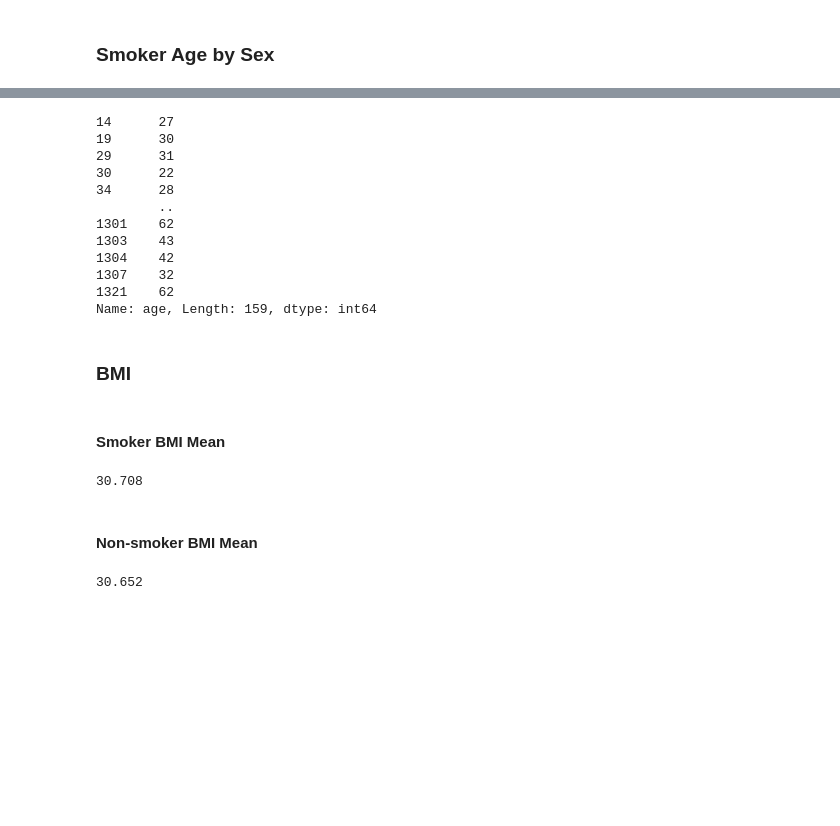
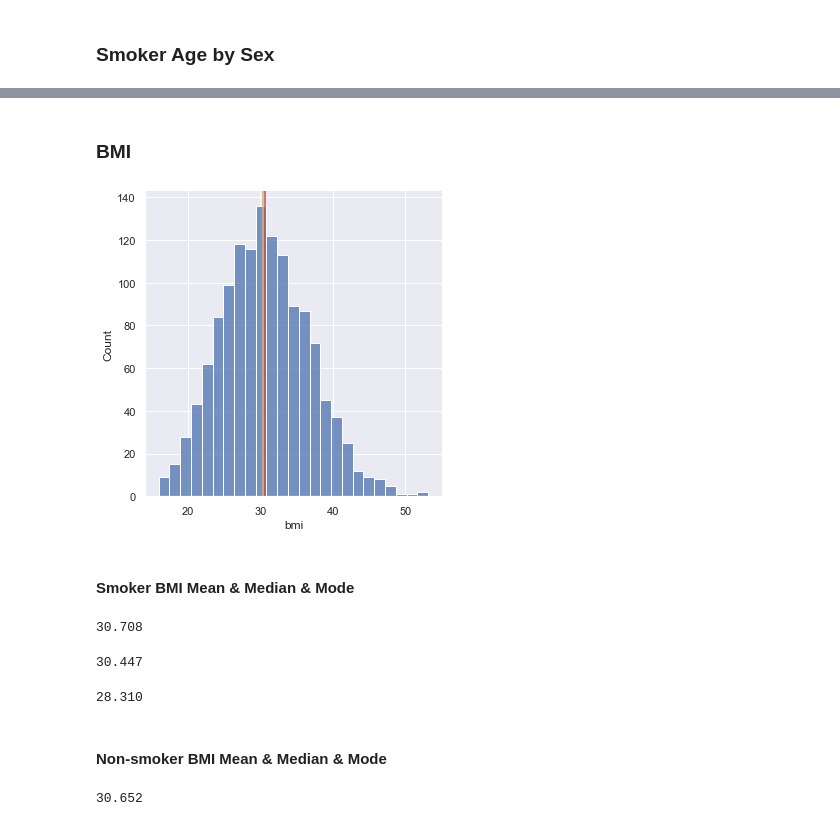
Before and after one commit to dwipaalfarisi/ads-projects, a Jupyter notebook: probability/prob.ipynb, the cells around one changed output, grey strips where cells are left out. Cells and saved outputs as stored; diff of their text form; code cells hidden in the pictures; blank space fills up the shorter version.

```diff
--- a/probability/prob.ipynb
+++ b/probability/prob.ipynb
@@ -93,22 +93,14 @@ plt.show();
-# %%
-smoker[smoker['sex'] == 'male']['age']
-# %% [output]
-14      27
-19      30
-29      31
-30      22
-34      28
-        ..
-1301    62
-1303    43
-1304    42
-1307    32
-1321    62
-Name: age, Length: 159, dtype: int64
 # %% [markdown]
 ### BMI
+# %%
+sns.displot(insurance_data.bmi)
+plt.axvline(insurance_data.bmi.mean(),color='r')
+plt.axvline(insurance_data.bmi.median(),color='y')
+plt.show()
+# %% [output]
+[figure, added]
 # %% [markdown]
-#### Smoker BMI Mean
+#### Smoker BMI Mean & Median & Mode
 # %%
 smokerBMI_mean = (
     insurance_data
@@ -119,8 +111,25 @@ smokerBMI_mean = (
 print_format(smokerBMI_mean, 3)
 # %% [output]
 30.708
+# %%
+smokerBMI_median = (
+    insurance_data
+    .groupby(['smoker'])
+    .median()
+    ['bmi'] #
+    )[1] # 1 = yes, 0 = not
+print_format(smokerBMI_median, 3)
+# %% [output]
+30.447
+# %%
+smokerBMI_mode = (
+    insurance_data.loc[insurance_data['smoker'] == 'yes'])['bmi'].agg(pd.Series.mode)[0]
+
+print_format(smokerBMI_mode, 3)
+# %% [output]
+28.310
 # %% [markdown]
-#### Non-smoker BMI Mean
+#### Non-smoker BMI Mean & Median & Mode
 # %%
 no_smokerBMI_mean = (
     insurance_data
```
Also changed, not shown: parts of 40 cells of this notebook.
